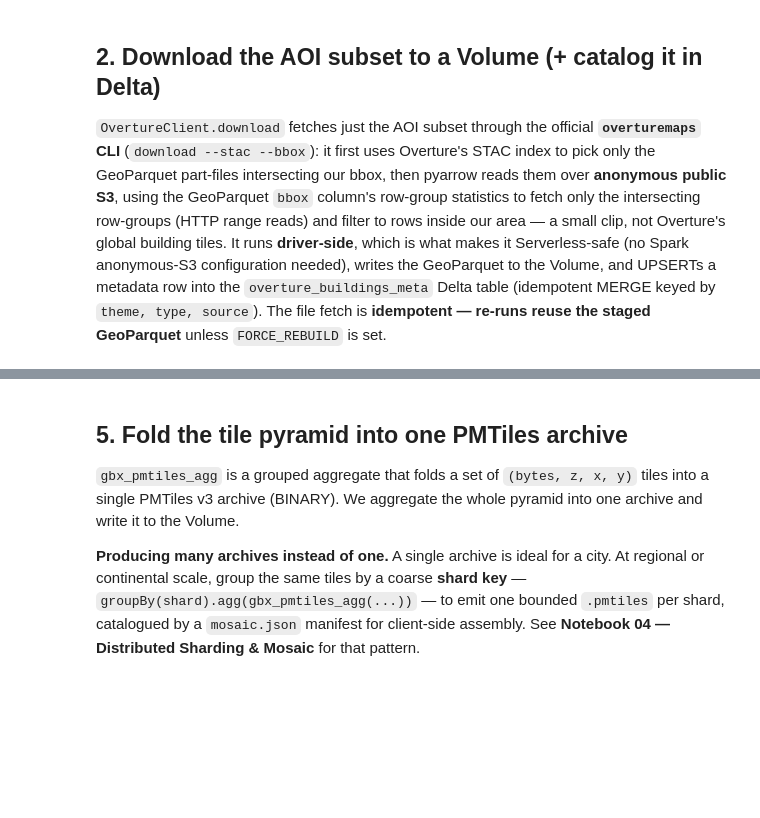
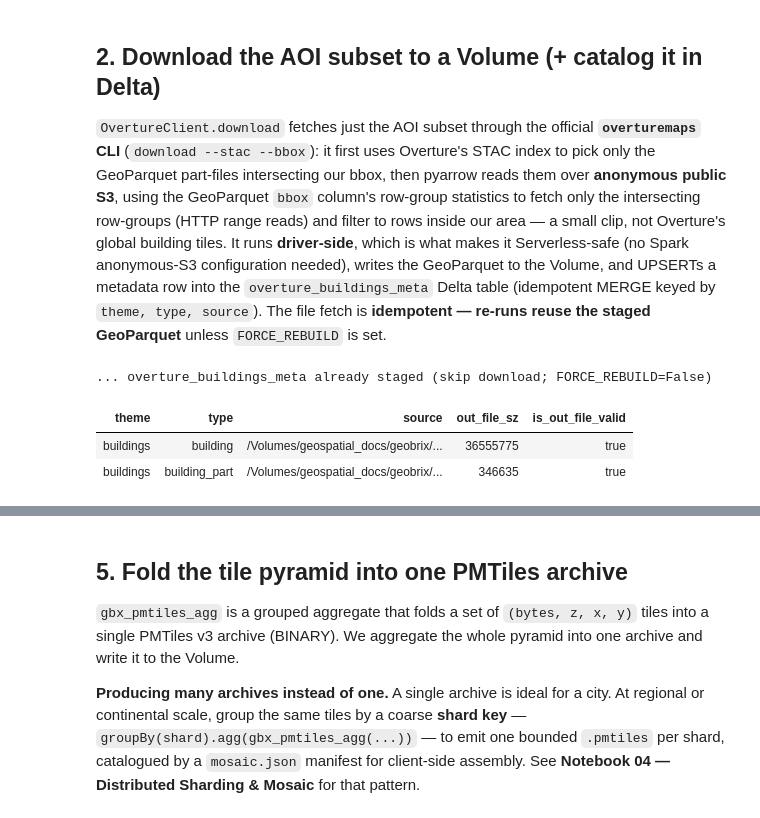
Before and after one commit to a0x8o/geobrix, a Jupyter notebook: notebooks/examples/helios/01. Vector Engine (MVT).ipynb, the cells around one changed output, grey strips where cells are left out. Cells and saved outputs as stored; diff of their text form; code cells hidden in the pictures; blank space fills up the shorter version.

```diff
--- a/notebooks/examples/helios/01. Vector Engine (MVT).ipynb
+++ b/notebooks/examples/helios/01. Vector Engine (MVT).ipynb
@@ -50,0 +49,14 @@ if _OFFLINE:
+# %%
+# Skip the network discover + download once the AOI is staged in Delta
+# (overture_buildings_meta), unless FORCE_REBUILD. Re-runs then read the staged
+# geometries directly in step 3 without any network access.
+_overture_staged = spark.catalog.tableExists("overture_buildings_meta")
+_need_overture = FORCE_REBUILD or not _overture_staged
+
+assets = None
+if not _need_overture:
+    print("... overture_buildings_meta already staged (skip discover; set FORCE_REBUILD=True to refresh)")
+else:
+    assets = overture.discover(SF_CITY_BBOX, themes=["buildings"])
+    display(assets)        # theme, type, href, asset_bbox, release
+    print(f"... {assets.count()} intersecting building assets")
@@ -64,19 +78,26 @@ reuse the staged GeoParquet** unless `FORCE_REBUILD` is set.
 # %%
 OVERTURE_DIR = f"{HELIOS_DIR}/overture"
 
-if not _OFFLINE:
+if not _need_overture:
+    # Already staged (step 1 skipped discover) — read the catalog row, no network.
+    meta = spark.table("overture_buildings_meta")
+    print("... overture_buildings_meta already staged (skip download; FORCE_REBUILD=False)")
+    display(meta.select("theme", "type", "source", "out_file_sz", "is_out_file_valid"))
+else:
     meta = overture.download(
         assets, OVERTURE_DIR,
         bbox=SF_CITY_BBOX,
-        force=FORCE_REBUILD,         # re-runs reuse the staged file unless FORCE_REBUILD           # AOI bbox -> overturemaps CLI server-side pushdown (Serverless-safe)
+        force=FORCE_REBUILD,           # AOI bbox -> overturemaps CLI server-side pushdown (Serverless-safe)
         table="overture_buildings_meta",
         validate=True,
         partitions=64,                 # hash fan-out; Serverless-safe parallelism
     )
     display(meta.select("theme", "type", "source", "out_file_sz", "is_out_file_valid"))
-else:
-    meta = None
-    print("... OFFLINE mode: skipping download")
+# %% [output]
+... overture_buildings_meta already staged (skip download; FORCE_REBUILD=False)
+| theme | type | source | out_file_sz | is_out_file_valid |
+| buildings | building | /Volumes/geospatial_docs/geobrix/... | 36555775 | true |
+| buildings | building_part | /Volumes/geospatial_docs/geobrix/... | 346635 | true |
 # %% [markdown]
 ## 3. Load the building geometries
 
```
Also changed, not shown: parts of 21 cells of this notebook, 2 other files.
